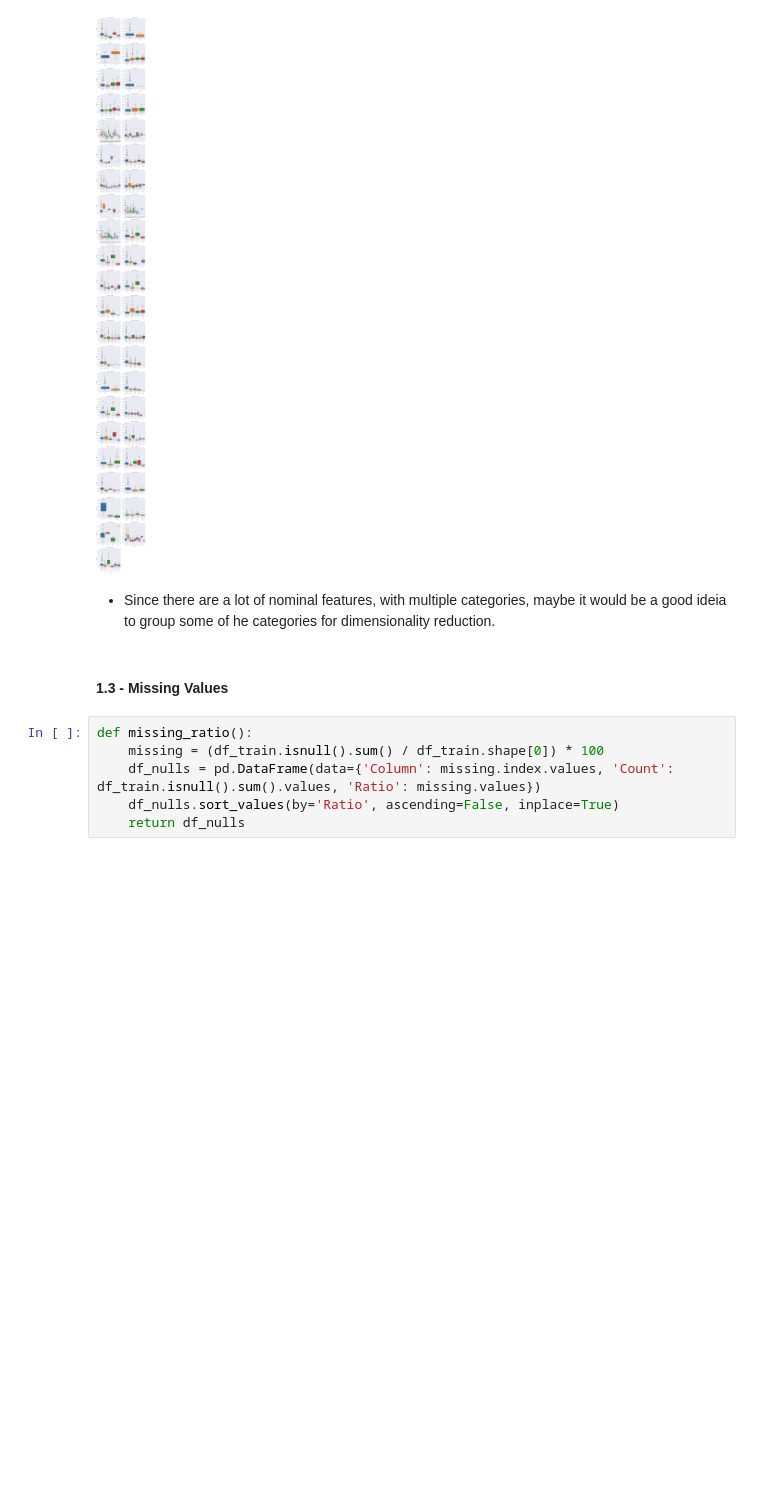
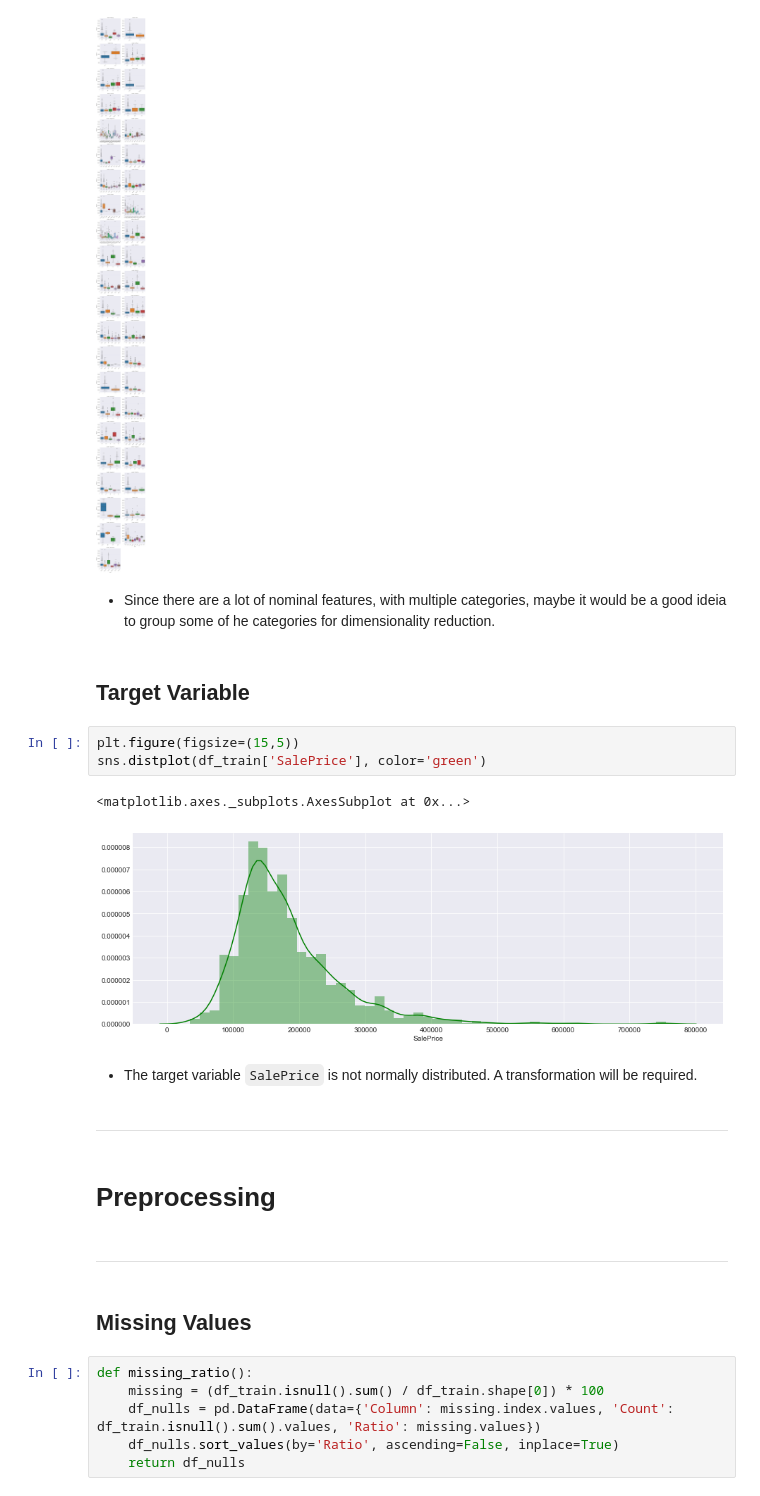
Before and after one commit to oliveirajv92/kaggle-house-prices-iowa, a Jupyter notebook: Kaggle - House Prices.ipynb, the cells around one changed output. Drawn from its saved outputs; the diff is of its cells as text; blank space fills up the shorter version.

```diff
--- a/Kaggle - House Prices.ipynb
+++ b/Kaggle - House Prices.ipynb
@@ -162,8 +125,24 @@ g.map(bxplot, 'value', 'SalePrice')
 [figure]
 # %% [markdown]
 - Since there are a lot of nominal features, with multiple categories, maybe it would be a good ideia to group some of he categories for dimensionality reduction.
+# %% [markdown]
+## Target Variable
+# %%
+plt.figure(figsize=(15,5))
+sns.distplot(df_train['SalePrice'], color='green')
+# %% [output]
+<matplotlib.axes._subplots.AxesSubplot at 0x...>
+[figure, added]
+# %% [markdown]
+- The target variable `SalePrice` is not normally distributed. A transformation will be required.
+# %% [markdown]
+----
+# %% [markdown]
+# Preprocessing
+# %% [markdown]
+------
 # %% [markdown]
-#### 1.3 - Missing Values
+## Missing Values
 # %%
 def missing_ratio():
     missing = (df_train.isnull().sum() / df_train.shape[0]) * 100
```
Also changed, not shown: parts of 43 cells of this notebook.
